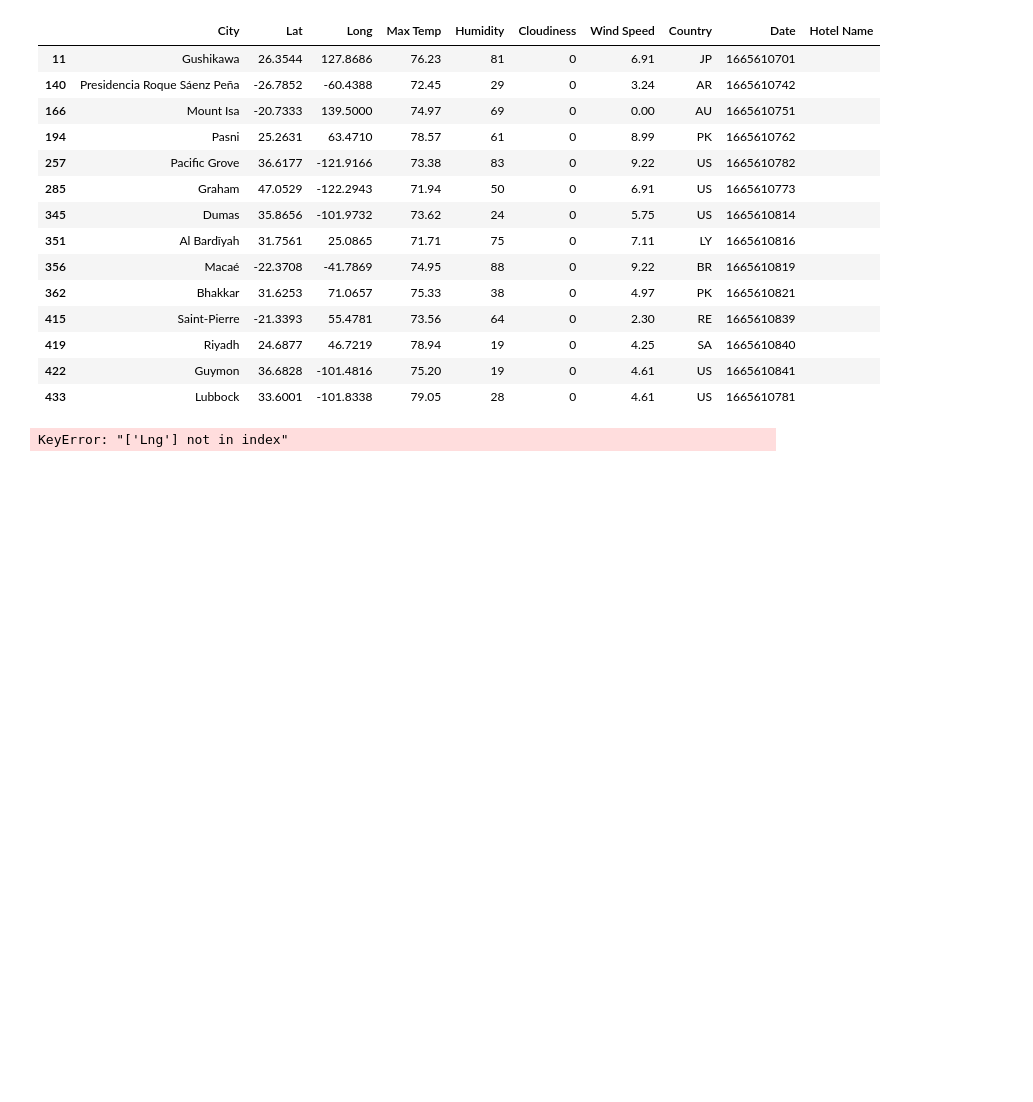
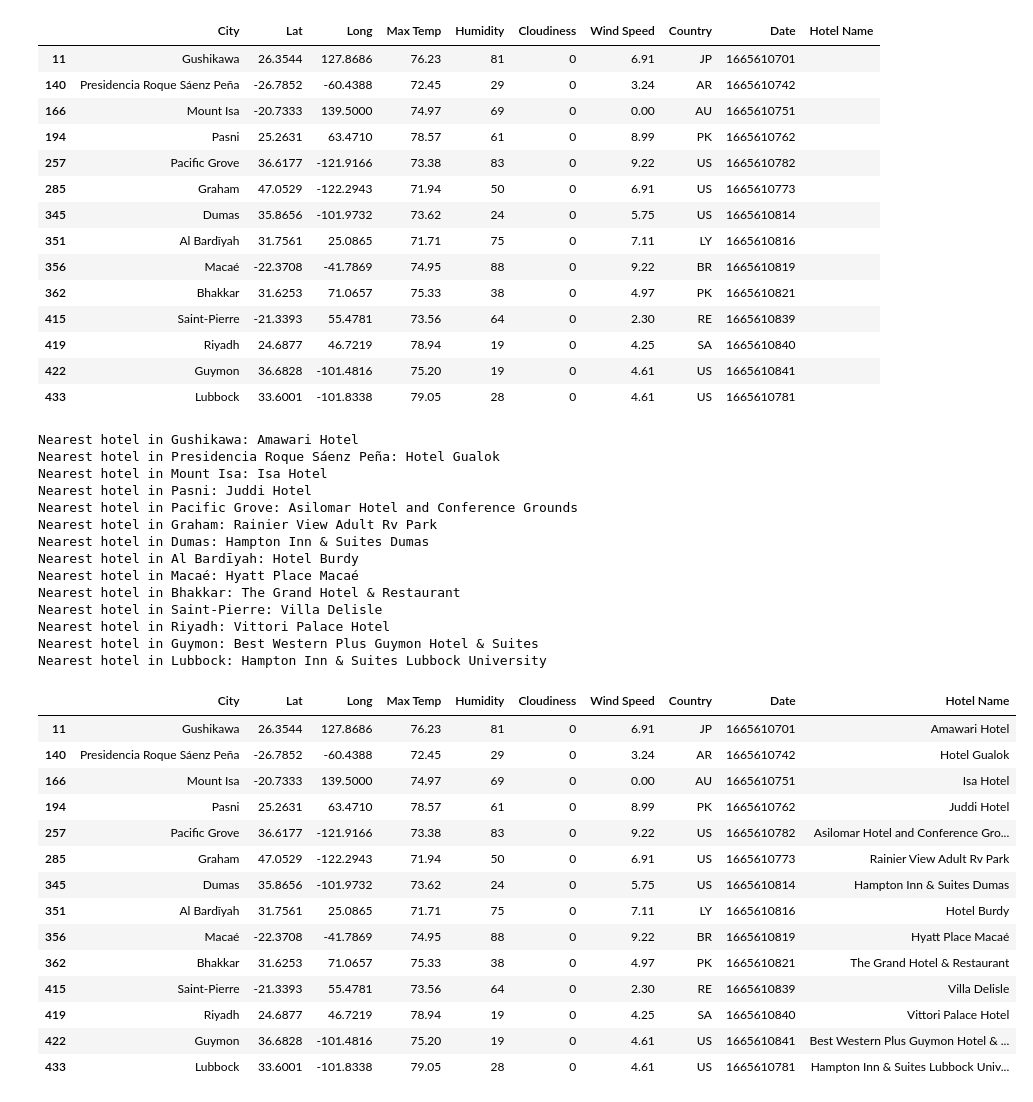
Before and after one commit to hnakim/python-api-challenge, a Jupyter notebook: code/VacationPy.ipynb, the cells around one changed output. Cells and saved outputs as stored; diff of their text form; code cells hidden in the pictures; blank space fills up the shorter version.

```diff
--- a/code/VacationPy.ipynb
+++ b/code/VacationPy.ipynb
@@ -121,6 +121,65 @@ hotel_df
 | 419 | Riyadh | 24.6877 | 46.7219 | 78.94 | 19 | 0 | 4.25 | SA | 1665610840 |  |
 | 422 | Guymon | 36.6828 | -101.4816 | 75.20 | 19 | 0 | 4.61 | US | 1665610841 |  |
 | 433 | Lubbock | 33.6001 | -101.8338 | 79.05 | 28 | 0 | 4.61 | US | 1665610781 |  |
+# %%
+#set parameters to search for hotels with 5000 meters
+params = {
+    "radius": 5000,
+    "types": "lodging",
+    "keyword": "Hotel",
+    "key": g_key
+}
+
+#loop through data
+for index, row in hotel_df.iterrows():
+    lat = row["Lat"]
+    long = row["Long"]
+
+    params["location"] = f"{lat},{long}"
+
+    #base url and make API request
+    base_url = "https://maps.googleapis.com/maps/api/place/nearbysearch/json"
+    response = requests.get(base_url, params=params).json()
+
+    #store results
+    results = response["results"][0]["name"]
+    try:
+        hotel_df.loc[index, "Hotel Name"] = results
+        print(f"Nearest hotel in {row['City']}: {results} ")
+    except (KeyError, IndexError):
+        print("Hotel not found")
+
+hotel_df
+# %% [output]
+Nearest hotel in Gushikawa: Amawari Hotel
+Nearest hotel in Presidencia Roque Sáenz Peña: Hotel Gualok
+Nearest hotel in Mount Isa: Isa Hotel
+Nearest hotel in Pasni: Juddi Hotel
+Nearest hotel in Pacific Grove: Asilomar Hotel and Conference Grounds
+Nearest hotel in Graham: Rainier View Adult Rv Park
+Nearest hotel in Dumas: Hampton Inn & Suites Dumas
+Nearest hotel in Al Bardīyah: Hotel Burdy
+Nearest hotel in Macaé: Hyatt Place Macaé
+Nearest hotel in Bhakkar: The Grand Hotel & Restaurant
+Nearest hotel in Saint-Pierre: Villa Delisle
+Nearest hotel in Riyadh: Vittori Palace Hotel
+Nearest hotel in Guymon: Best Western Plus Guymon Hotel & Suites
+Nearest hotel in Lubbock: Hampton Inn & Suites Lubbock University
+|  | City | Lat | Long | Max Temp | Humidity | Cloudiness | Wind Speed | Country | Date | Hotel Name |
+| 11 | Gushikawa | 26.3544 | 127.8686 | 76.23 | 81 | 0 | 6.91 | JP | 1665610701 | Amawari Hotel |
+| 140 | Presidencia Roque Sáenz Peña | -26.7852 | -60.4388 | 72.45 | 29 | 0 | 3.24 | AR | 1665610742 | Hotel Gualok |
+| 166 | Mount Isa | -20.7333 | 139.5000 | 74.97 | 69 | 0 | 0.00 | AU | 1665610751 | Isa Hotel |
+| 194 | Pasni | 25.2631 | 63.4710 | 78.57 | 61 | 0 | 8.99 | PK | 1665610762 | Juddi Hotel |
+| 257 | Pacific Grove | 36.6177 | -121.9166 | 73.38 | 83 | 0 | 9.22 | US | 1665610782 | Asilomar Hotel and Conference Gro... |
+| 285 | Graham | 47.0529 | -122.2943 | 71.94 | 50 | 0 | 6.91 | US | 1665610773 | Rainier View Adult Rv Park |
+| 345 | Dumas | 35.8656 | -101.9732 | 73.62 | 24 | 0 | 5.75 | US | 1665610814 | Hampton Inn & Suites Dumas |
+| 351 | Al Bardīyah | 31.7561 | 25.0865 | 71.71 | 75 | 0 | 7.11 | LY | 1665610816 | Hotel Burdy |
+| 356 | Macaé | -22.3708 | -41.7869 | 74.95 | 88 | 0 | 9.22 | BR | 1665610819 | Hyatt Place Macaé |
+| 362 | Bhakkar | 31.6253 | 71.0657 | 75.33 | 38 | 0 | 4.97 | PK | 1665610821 | The Grand Hotel & Restaurant |
+| 415 | Saint-Pierre | -21.3393 | 55.4781 | 73.56 | 64 | 0 | 2.30 | RE | 1665610839 | Villa Delisle |
+| 419 | Riyadh | 24.6877 | 46.7219 | 78.94 | 19 | 0 | 4.25 | SA | 1665610840 | Vittori Palace Hotel |
+| 422 | Guymon | 36.6828 | -101.4816 | 75.20 | 19 | 0 | 4.61 | US | 1665610841 | Best Western Plus Guymon Hotel & ... |
+| 433 | Lubbock | 33.6001 | -101.8338 | 79.05 | 28 | 0 | 4.61 | US | 1665610781 | Hampton Inn & Suites Lubbock Univ... |
 # %%
 # NOTE: Do not change any of the code in this cell
 
@@ -135,8 +194,6 @@ info_box_template = """
 # Store the DataFrame Row
 # NOTE: be sure to update with your DataFrame name
 hotel_info = [info_box_template.format(**row) for index, row in hotel_df.iterrows()]
-locations = hotel_df[["Lat", "Lng"]]
+locations = hotel_df[["Lat", "Long"]]
-# %% [output]
-KeyError: "['Lng'] not in index"
 # %%
 # Add marker layer ontop of heat map
```
Also changed, not shown: parts of 2 cells of this notebook, 2 other files.
